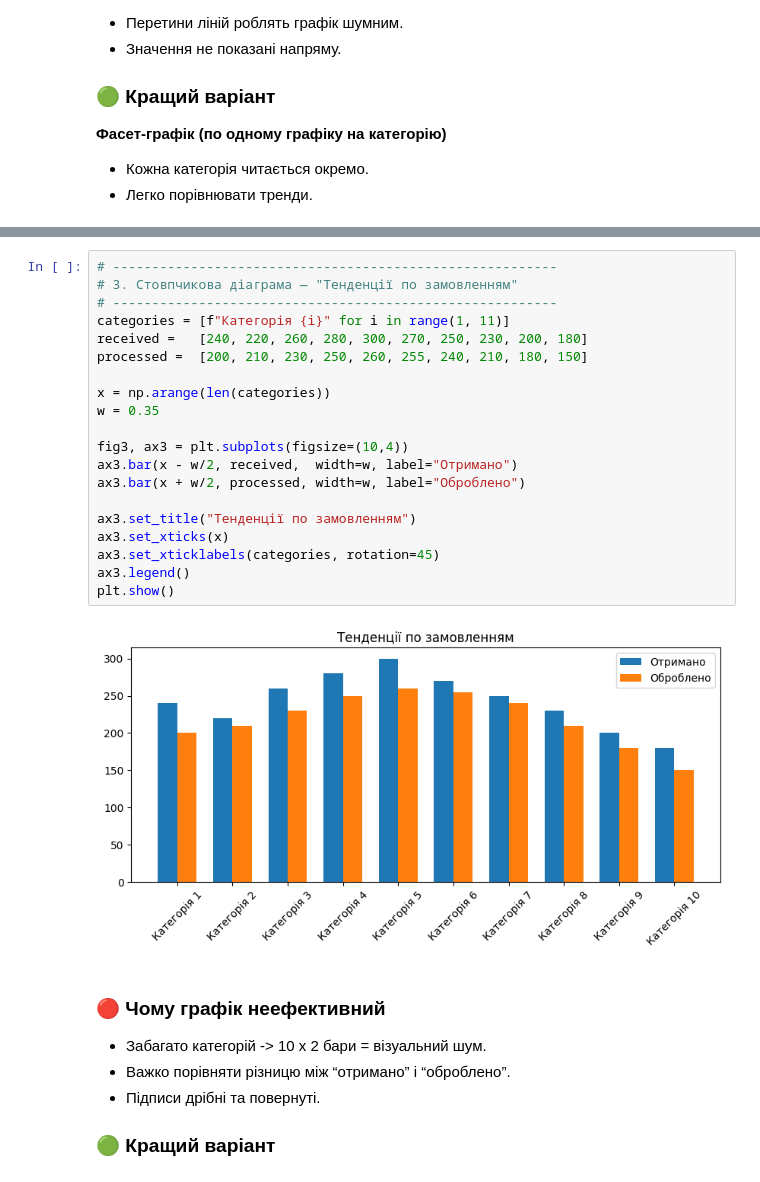
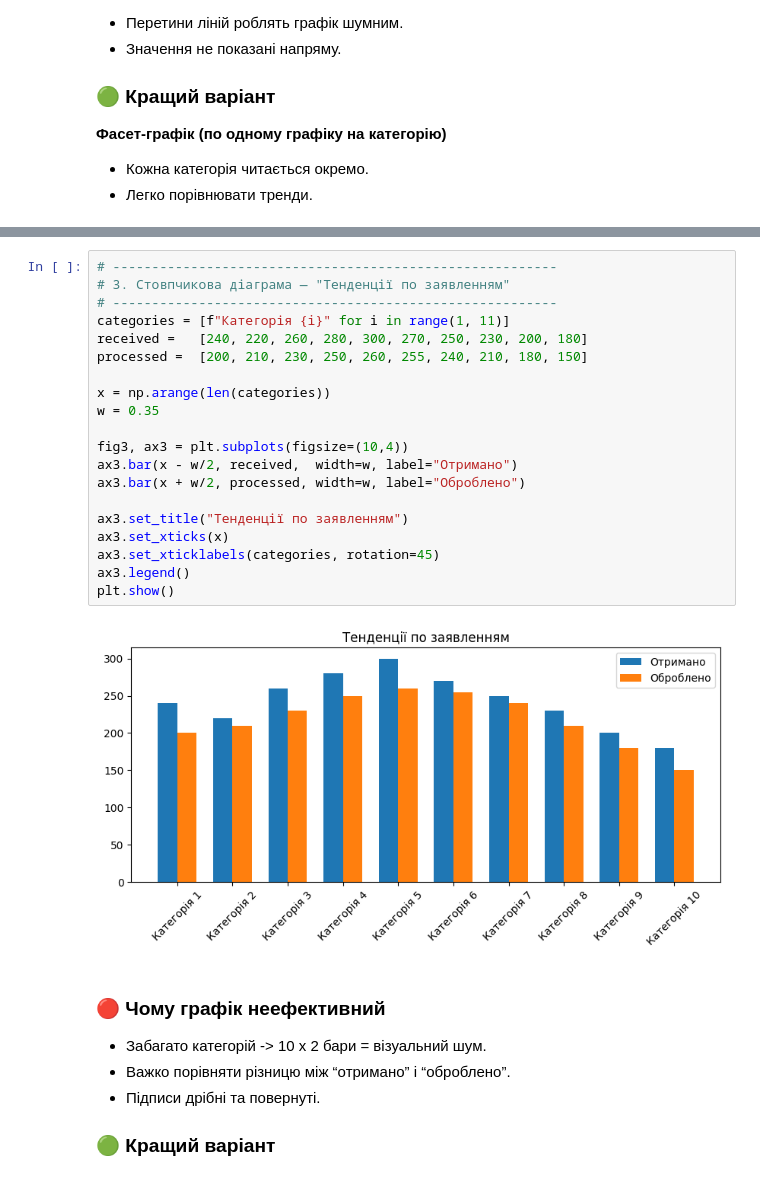
Before and after one commit to cpython-projects/da_1709, a Jupyter notebook: lesson_16.ipynb, the cells around one changed output, grey strips where cells are left out. Saved outputs shown, nothing was run; the diff lists cells and outputs as text.

```diff
--- a/lesson_16.ipynb
+++ b/lesson_16.ipynb
@@ -182,26 +190,26 @@ plt.show()
 [figure]
 # %%
 # ---------------------------------------------------------
-# 3. Стовпчикова діаграма — "Тенденції по замовленням"
+# 3. Стовпчикова діаграма — "Тенденції по заявленням"
 # ---------------------------------------------------------
 categories = [f"Категорія {i}" for i in range(1, 11)]
 received =   [240, 220, 260, 280, 300, 270, 250, 230, 200, 180]
 processed =  [200, 210, 230, 250, 260, 255, 240, 210, 180, 150]
 
 x = np.arange(len(categories))
 w = 0.35
 
 fig3, ax3 = plt.subplots(figsize=(10,4))
 ax3.bar(x - w/2, received,  width=w, label="Отримано")
 ax3.bar(x + w/2, processed, width=w, label="Оброблено")
 
-ax3.set_title("Тенденції по замовленням")
+ax3.set_title("Тенденції по заявленням")
 ax3.set_xticks(x)
 ax3.set_xticklabels(categories, rotation=45)
 ax3.legend()
 plt.show()
 # %% [output]
-[figure, old version]
+[figure, new version]
 # %% [markdown]
 ### 🔴 Чому графік неефективний
 
```
Also changed, not shown: parts of 19 cells of this notebook.
